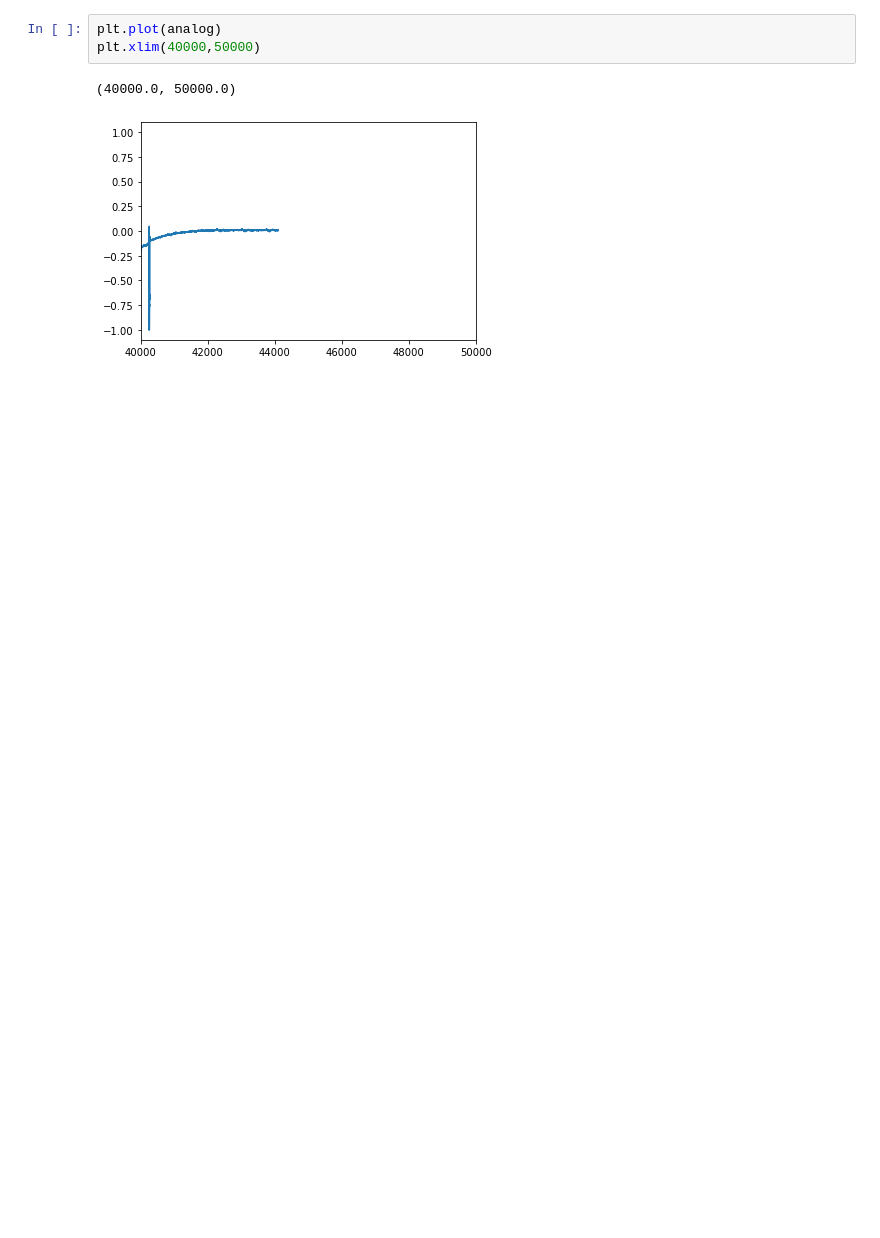
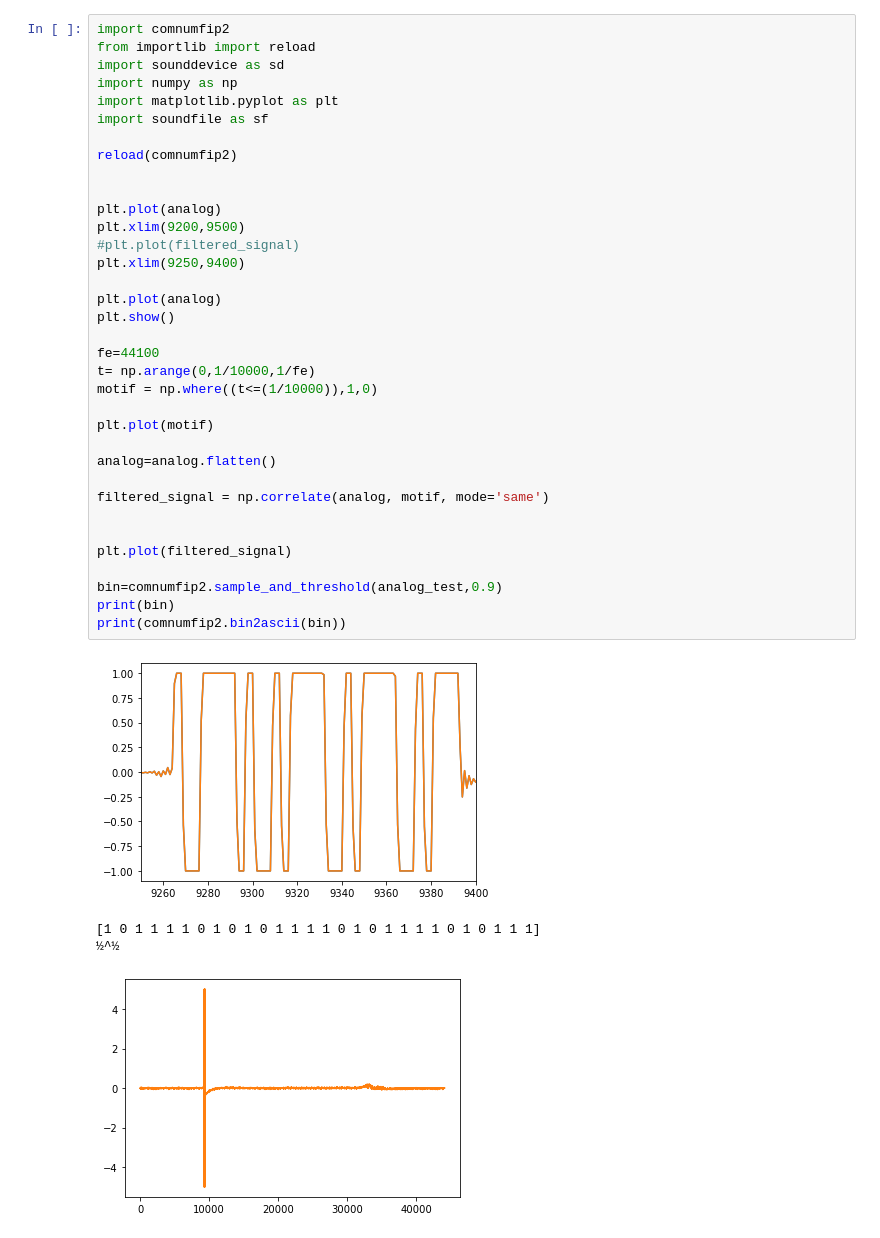
Before and after one commit to zuce68/ProjetFIP2A, a Jupyter notebook: CommunicationNum.ipynb, the cells around one changed output. Saved outputs shown, nothing was run; the diff lists cells and outputs as text; blank space fills up the shorter version.

```diff
--- a/CommunicationNum.ipynb
+++ b/CommunicationNum.ipynb
@@ -49,6 +47,40 @@
-# %%
-plt.plot(analog)
-plt.xlim(40000,50000)
-# %% [output]
-(40000.0, 50000.0)
-[figure, removed]
+# %%
+import comnumfip2
+from importlib import reload
+import sounddevice as sd
+import numpy as np
+import matplotlib.pyplot as plt
+import soundfile as sf
+
+reload(comnumfip2)
+
+
+plt.plot(analog)
+plt.xlim(9200,9500)
+#plt.plot(filtered_signal)
+plt.xlim(9250,9400)
+
+plt.plot(analog)
+plt.show()
+
+fe=44100
+t= np.arange(0,1/10000,1/fe)
+motif = np.where((t<=(1/10000)),1,0)
+
+plt.plot(motif)
+
+analog=analog.flatten()
+
+filtered_signal = np.correlate(analog, motif, mode='same')
+
+
+plt.plot(filtered_signal)
+
+bin=comnumfip2.sample_and_threshold(analog_test,0.9)
+print(bin)
+print(comnumfip2.bin2ascii(bin))
+# %% [output]
+[figure, added]
+[1 0 1 1 1 1 0 1 0 1 0 1 1 1 1 0 1 0 1 1 1 1 0 1 0 1 1 1]
+½^½
+[figure, added]
```
Also changed, not shown: parts of 1 cell of this notebook, 1 other file.
